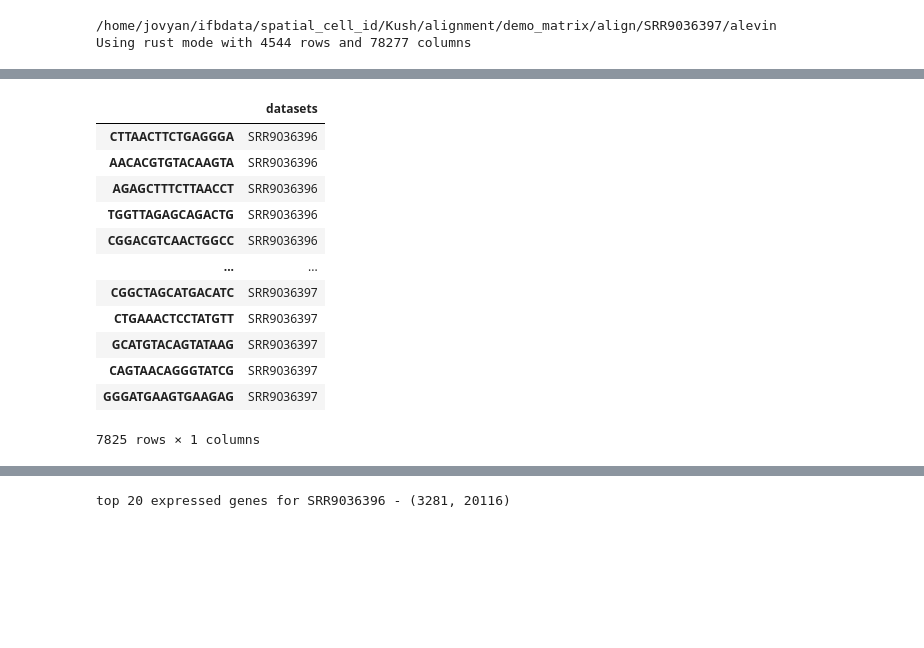
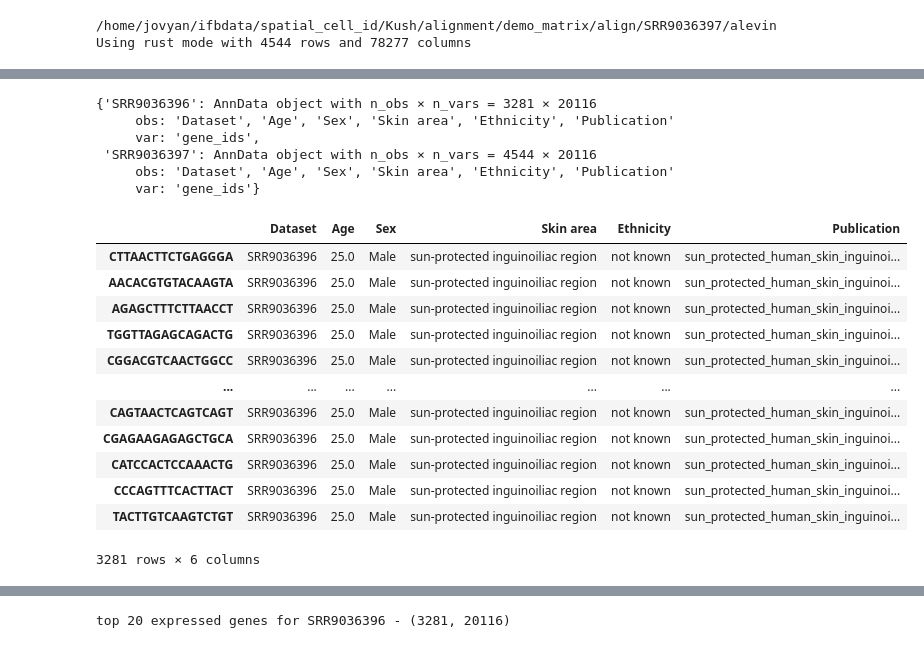
Before and after one commit to Kushgulati09/RNAseq-analysis_IGFL, a Jupyter notebook: scripts/alevin_to_scanpy.ipynb, the cells around one changed output, grey strips where cells are left out. Drawn from its saved outputs; the diff is of its cells as text; code cells hidden in the pictures; blank space fills up the shorter version.

Commit message:
alevin to scanpy - metadata and concatination step added

```diff
--- a/scripts/alevin_to_scanpy.ipynb
+++ b/scripts/alevin_to_scanpy.ipynb
@@ -101,13 +101,15 @@ for subdir in os.listdir(Dataset_path):
                 cache=False,  # disabling the automatic cache file so we can create one mannually in the training folder.
             )
 # %%
-
-def alevin_to_scanpy(Dataset_path, protein_coding_file, universal_genes_file):
+#######
+def alevin_to_scanpy(Dataset_path, protein_coding_file, universal_genes_file, metadata_file):
     with open(protein_coding_file, "r") as file:
         protein_coding_genes = {line.strip() for line in file}
 
+    metadata_df = pd.read_excel(metadata_file)
+    # loading the metadata file as a dataframe
     adata_dict = {} #empty dict to store adata objects
-    concat_dict = {}
+
     for subdir in os.listdir(Dataset_path):
         subdir_path = os.path.join(Dataset_path, subdir)
         if os.path.isdir(subdir_path):
@@ -143,15 +145,36 @@ def alevin_to_scanpy(Dataset_path, protein_coding_file, universal_genes_file):
                     cache=False,  # disabling the automatic cache file so we can create one mannually in the training folder.
                 )
                 adata.var_names_make_unique()
+
+                # adding metadata
+
+                dataset_label = [subdir]*len(adata.obs)
+                adata.obs["Dataset"]=dataset_label
+
+                age_label = metadata_df.loc[metadata_df["Accession"] == subdir, "AGE"].values[0]
+                adata.obs["Age"]=age_label
+
+                sex_label = metadata_df.loc[metadata_df["Accession"] == subdir, "SEX"].values[0]
+                adata.obs["Sex"]=sex_label
+
+                skin_area_label = metadata_df.loc[metadata_df["Accession"] == subdir, "SKIN AREA"].values[0]
+                adata.obs["Skin area"]=skin_area_label
+
+                ethnicity_label = metadata_df.loc[metadata_df["Accession"] == subdir, "ETHNICITY"].values[0]
+                adata.obs["Ethnicity"]=ethnicity_label
+
                 adata_dict[subdir] = adata
 
-    adata_dict["concatenated"] = sc.concat(list(adata_dict.values()), keys=adata_dict.keys(), axis=0, label="datasets")
-
+    # adata_dict["concatenated"] = sc.concat(list(adata_dict.values()), keys=adata_dict.keys(), axis=0, label="datasets")
     return adata_dict
 # %%
-Dataset_path = "/home/jovyan/ifbdata/spatial_cell_id/Kush/alignment/demo_matrix/align"
+Dataset_path = "/home/jovyan/ifbdata/spatial_cell_id/Kush/alignment/sun_protected_human_skin_inguinoiliac_alevin"
 protein_coding_file = "/home/jovyan/ifbdata/spatial_cell_id/Reference/txp2gene/protein_coding_genes_version.txt"
 universal_genes_file = "/home/jovyan/ifbdata/spatial_cell_id/Reference/txp2gene/genes.tsv"
+metadata_file = "/home/jovyan/ifbdata/spatial_cell_id/Reference/Clarins_datasets_metadata.xlsx"
 
-output = alevin_to_scanpy(Dataset_path, protein_coding_file, universal_genes_file)
+output_sun_protected_human_skin_inguinoiliac = alevin_to_scanpy(Dataset_path, protein_coding_file, universal_genes_file, metadata_file)
+for key in output_sun_protected_human_skin_inguinoiliac.keys():
+    publication_label = ['sun_protected_human_skin_inguinoiliac']*len(output_sun_protected_human_skin_inguinoiliac[key].obs)
+    output_sun_protected_human_skin_inguinoiliac[key].obs['Publication']=publication_label
 # %% [output]
@@ -168,17 +193,10 @@ final dimension:(20116, 4544)
 # %%
-output["concatenated"].obs
-# output
+# output['SRR9036396'].obs
+output_sun_protected_human_skin_inguinoiliac
 # %% [output]
-|  | datasets |
-| CTTAACTTCTGAGGGA | SRR9036396 |
-| AACACGTGTACAAGTA | SRR9036396 |
-| AGAGCTTTCTTAACCT | SRR9036396 |
-| TGGTTAGAGCAGACTG | SRR9036396 |
-| CGGACGTCAACTGGCC | SRR9036396 |
-| ... | ... |
-| CGGCTAGCATGACATC | SRR9036397 |
-| CTGAAACTCCTATGTT | SRR9036397 |
-| GCATGTACAGTATAAG | SRR9036397 |
-| CAGTAACAGGGTATCG | SRR9036397 |
-| GGGATGAAGTGAAGAG | SRR9036397 |
-7825 rows × 1 columns
+{'SRR9036396': AnnData object with n_obs × n_vars = 3281 × 20116
+     obs: 'Dataset', 'Age', 'Sex', 'Skin area', 'Ethnicity', 'Publication'
+     var: 'gene_ids',
+ 'SRR9036397': AnnData object with n_obs × n_vars = 4544 × 20116
+     obs: 'Dataset', 'Age', 'Sex', 'Skin area', 'Ethnicity', 'Publication'
+     var: 'gene_ids'}
@@ -184,0 +209,18 @@ output["concatenated"].obs
+# %%
+# for key in output_sun_protected_human_skin_inguinoiliac.keys():
+#     print(output_sun_protected_human_skin_inguinoiliac[key].obs)
+output_sun_protected_human_skin_inguinoiliac["SRR9036396"].obs
+# %% [output]
+|  | Dataset | Age | Sex | Skin area | Ethnicity | Publication |
+| CTTAACTTCTGAGGGA | SRR9036396 | 25.0 | Male | sun-protected inguinoiliac region | not known | sun_protected_human_skin_inguinoi... |
+| AACACGTGTACAAGTA | SRR9036396 | 25.0 | Male | sun-protected inguinoiliac region | not known | sun_protected_human_skin_inguinoi... |
+| AGAGCTTTCTTAACCT | SRR9036396 | 25.0 | Male | sun-protected inguinoiliac region | not known | sun_protected_human_skin_inguinoi... |
+| TGGTTAGAGCAGACTG | SRR9036396 | 25.0 | Male | sun-protected inguinoiliac region | not known | sun_protected_human_skin_inguinoi... |
+| CGGACGTCAACTGGCC | SRR9036396 | 25.0 | Male | sun-protected inguinoiliac region | not known | sun_protected_human_skin_inguinoi... |
+| ... | ... | ... | ... | ... | ... | ... |
+| CAGTAACTCAGTCAGT | SRR9036396 | 25.0 | Male | sun-protected inguinoiliac region | not known | sun_protected_human_skin_inguinoi... |
+| CGAGAAGAGAGCTGCA | SRR9036396 | 25.0 | Male | sun-protected inguinoiliac region | not known | sun_protected_human_skin_inguinoi... |
+| CATCCACTCCAAACTG | SRR9036396 | 25.0 | Male | sun-protected inguinoiliac region | not known | sun_protected_human_skin_inguinoi... |
+| CCCAGTTTCACTTACT | SRR9036396 | 25.0 | Male | sun-protected inguinoiliac region | not known | sun_protected_human_skin_inguinoi... |
+| TACTTGTCAAGTCTGT | SRR9036396 | 25.0 | Male | sun-protected inguinoiliac region | not known | sun_protected_human_skin_inguinoi... |
+3281 rows × 6 columns
```
Also changed, not shown: parts of 7 cells of this notebook, 1 other file.
